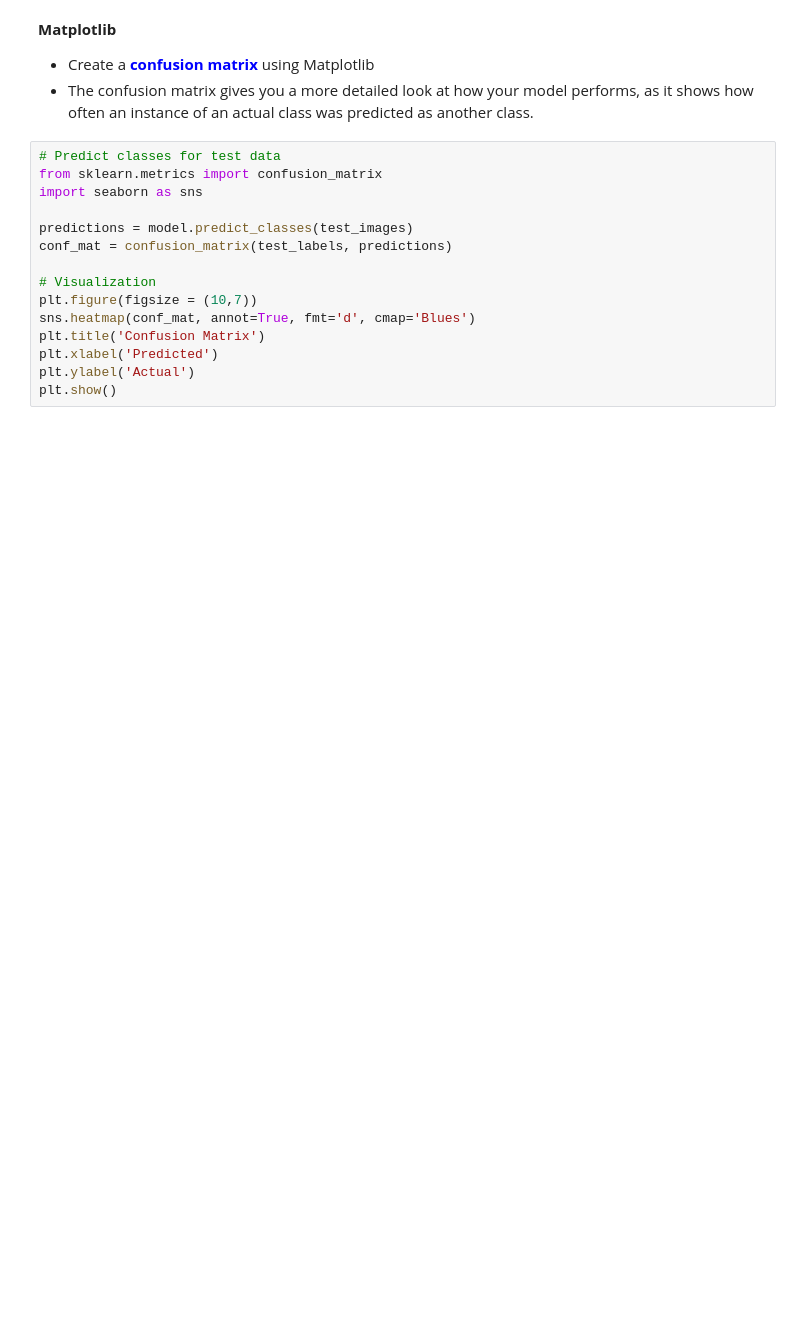
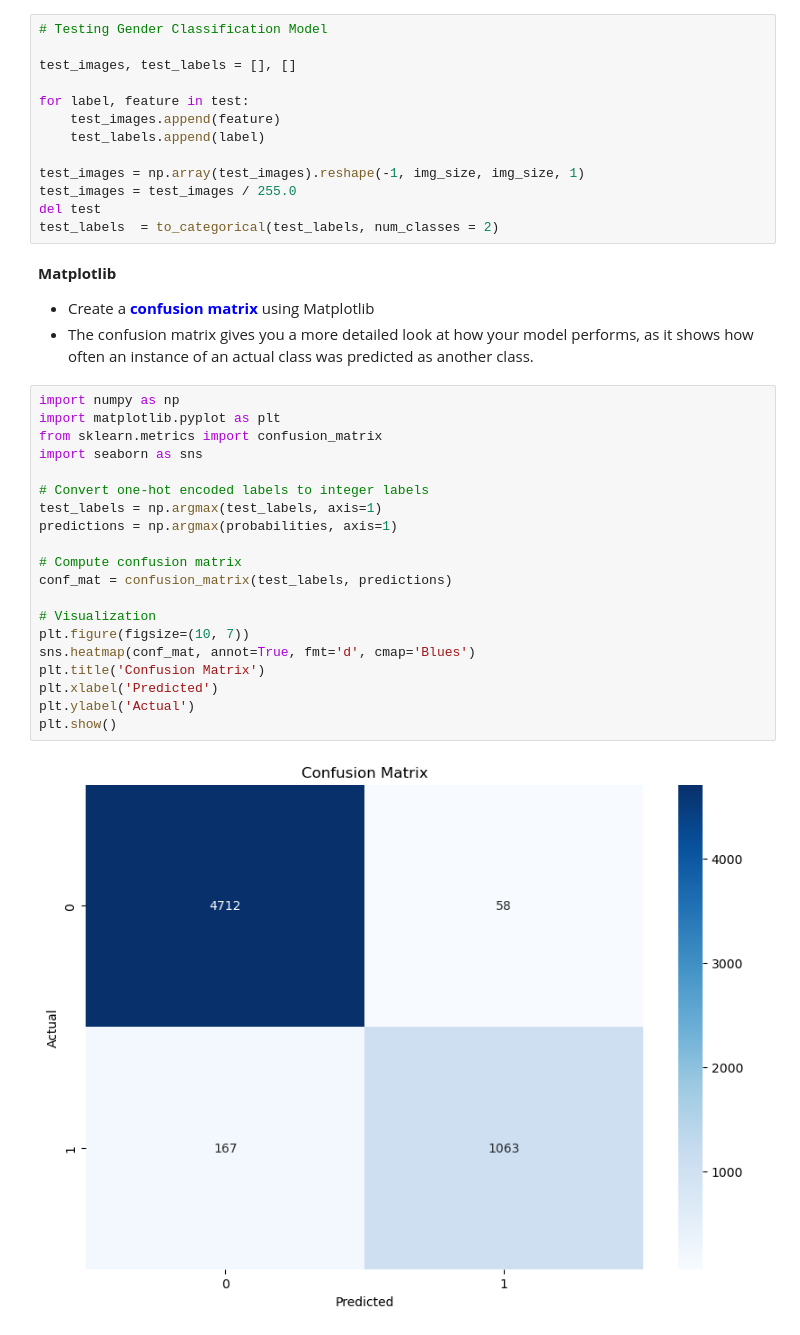
Before and after one commit to shoaib1289/AAMDL_group10_miniProject, a Jupyter notebook: index.ipynb, the cells around one changed output. Cells and saved outputs as stored; diff of their text form; blank space fills up the shorter version.

```diff
--- a/index.ipynb
+++ b/index.ipynb
@@ -39,19 +263,39 @@ fig.show()
+# %%
+# Testing Gender Classification Model
+
+test_images, test_labels = [], []
+
+for label, feature in test:
+    test_images.append(feature)
+    test_labels.append(label)
+
+test_images = np.array(test_images).reshape(-1, img_size, img_size, 1)
+test_images = test_images / 255.0
+del test
+test_labels  = to_categorical(test_labels, num_classes = 2)
 # %% [markdown]
 **Matplotlib**
 - Create a <span style='color:blue'>**confusion matrix**</span> using Matplotlib
 - The confusion matrix gives you a more detailed look at how your model performs, as it shows how often an instance of an actual class was predicted as another class.
 # %%
-# Predict classes for test data
+import numpy as np
+import matplotlib.pyplot as plt
 from sklearn.metrics import confusion_matrix
 import seaborn as sns
 
-predictions = model.predict_classes(test_images)
+# Convert one-hot encoded labels to integer labels
+test_labels = np.argmax(test_labels, axis=1)
+predictions = np.argmax(probabilities, axis=1)
+
+# Compute confusion matrix
 conf_mat = confusion_matrix(test_labels, predictions)
 
 # Visualization
-plt.figure(figsize = (10,7))
+plt.figure(figsize=(10, 7))
 sns.heatmap(conf_mat, annot=True, fmt='d', cmap='Blues')
 plt.title('Confusion Matrix')
 plt.xlabel('Predicted')
 plt.ylabel('Actual')
 plt.show()
+# %% [output]
+[figure, added]
```
Also changed, not shown: parts of 27 cells of this notebook, 1 other file.
